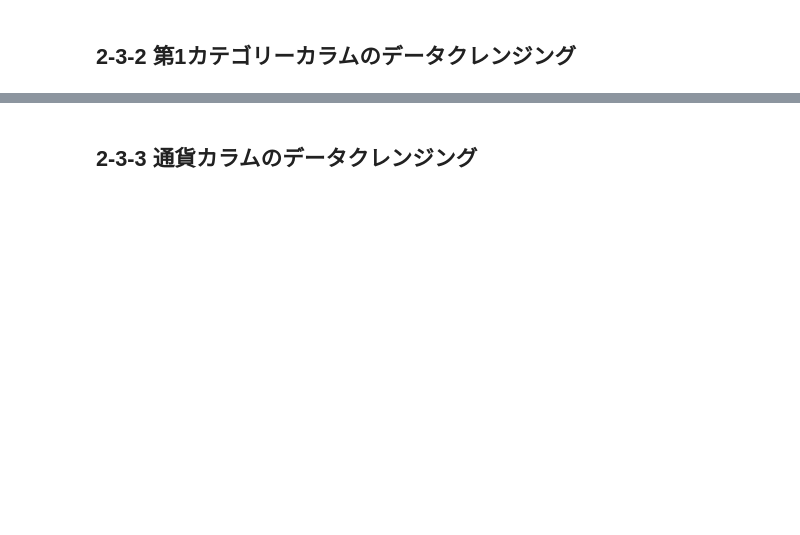
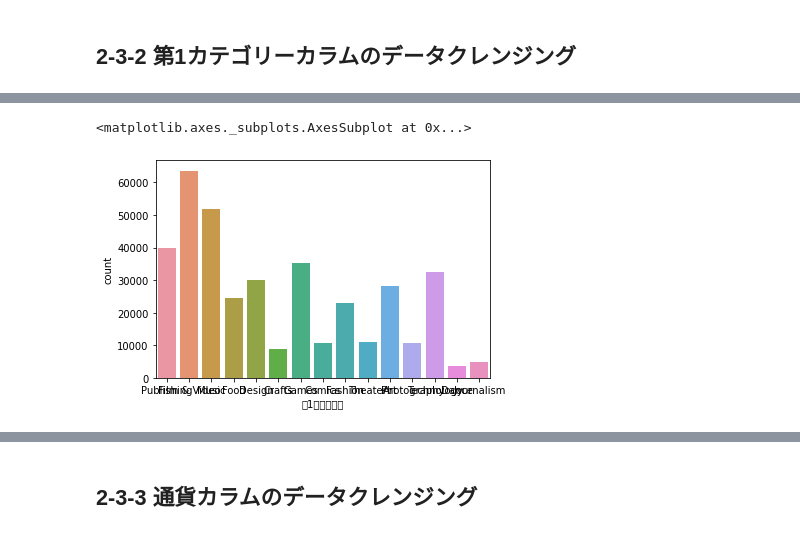
Before and after one commit to zum-m/DEC-all-issues, a Jupyter notebook: analytics_01.ipynb, the cells around one changed output, grey strips where cells are left out. Saved outputs shown, nothing was run; the diff lists cells and outputs as text; code cells hidden in the pictures; blank space fills up the shorter version.

```diff
--- a/analytics_01.ipynb
+++ b/analytics_01.ipynb
@@ -402,0 +604,2 @@ df.head(5)
+# %%
+df = df.drop(['ID','goal','pledged','usd pledged'],axis=1)
@@ -624,0 +947,6 @@ df
+# %%
+
+sns.countplot('第1カテゴリー',data = df)
+# %% [output]
+<matplotlib.axes._subplots.AxesSubplot at 0x...>
+[figure, added]
```
Also changed, not shown: parts of 37 cells of this notebook.
